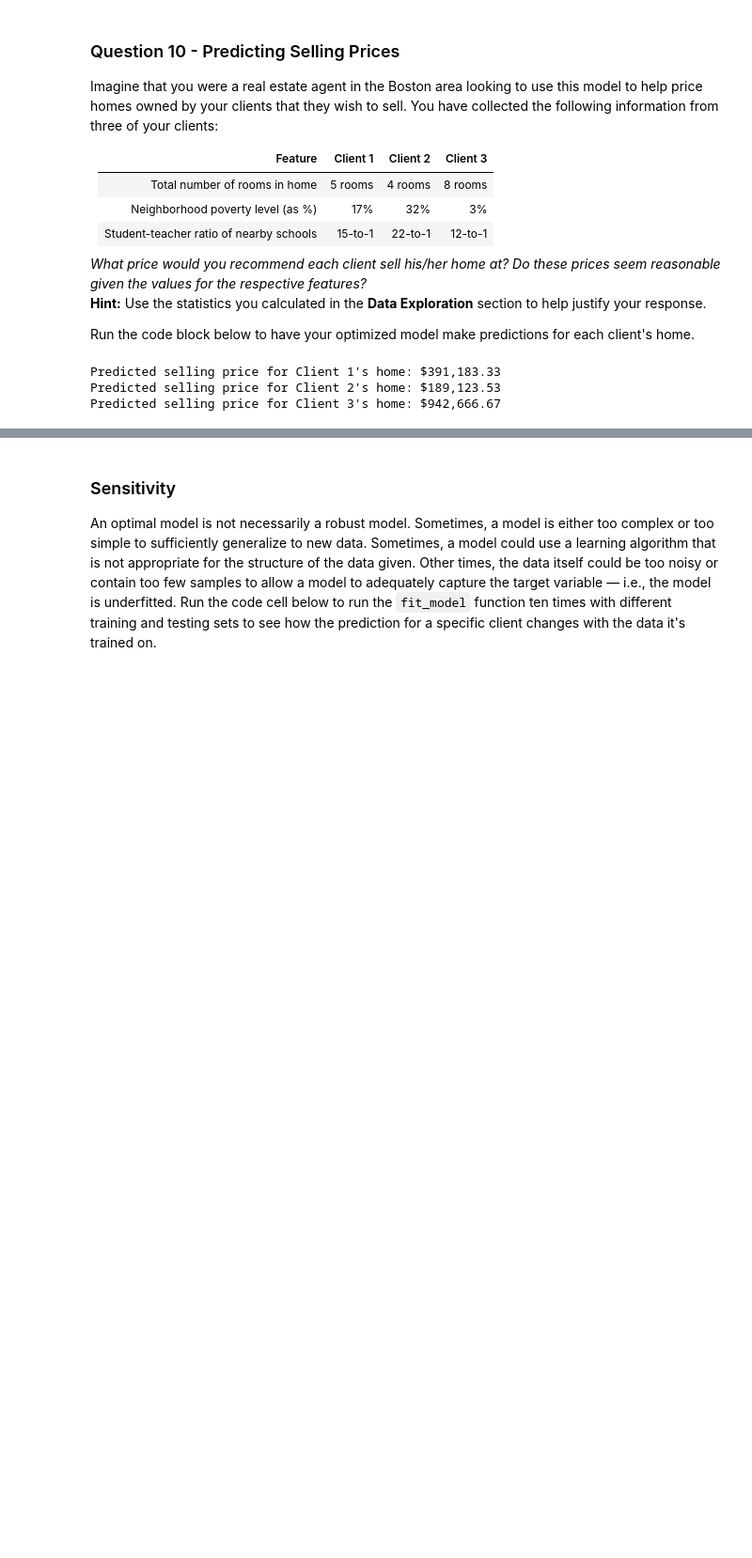
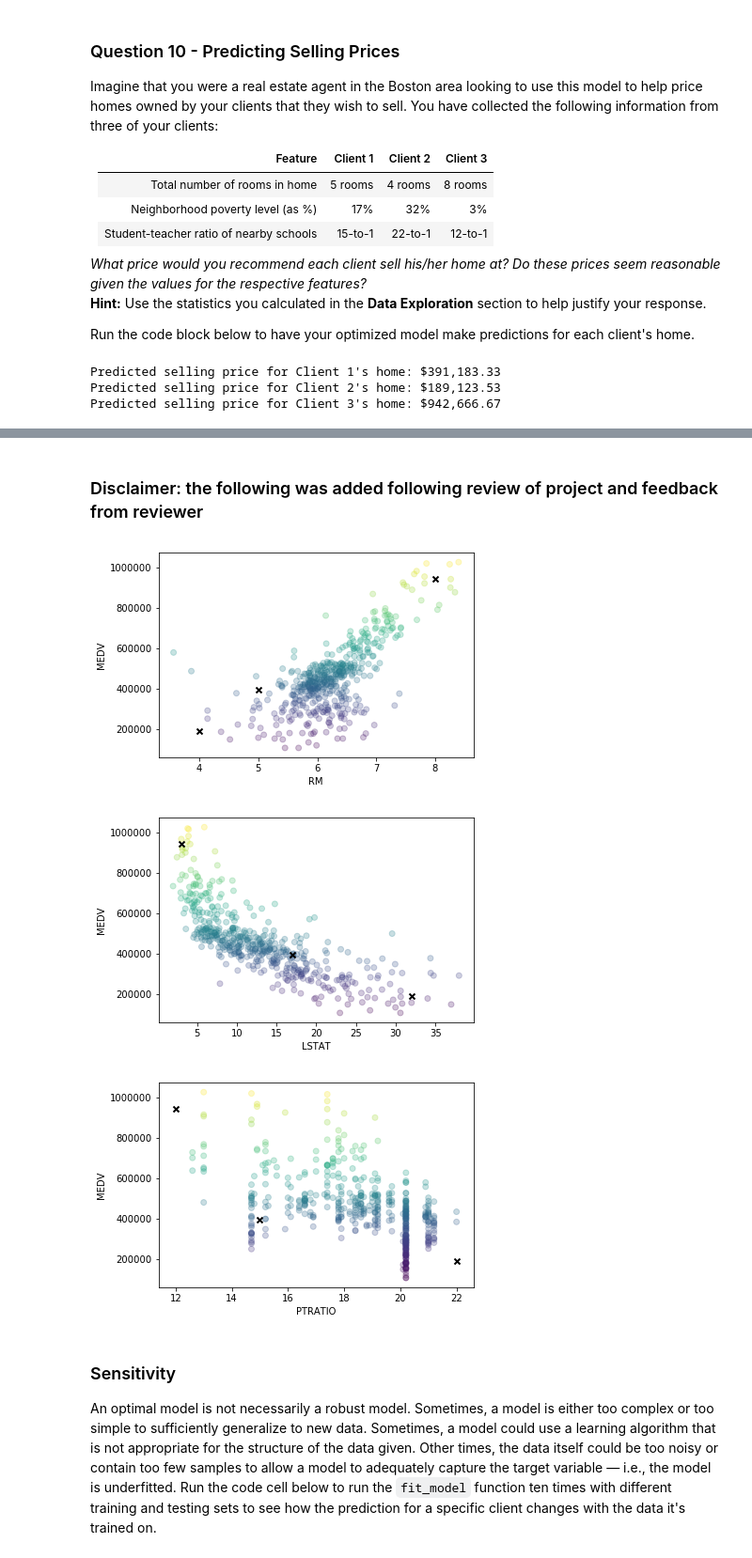
Before and after one commit to wynandkok/MachineLearningNanoDegree, a Jupyter notebook: boston_housing/boston_housing.ipynb, the cells around one changed output, grey strips where cells are left out. Shown at 94% size. Saved outputs shown, nothing was run; the diff lists cells and outputs as text; code cells hidden in the pictures; blank space fills up the shorter version.

Commit message:
Update to Boston housing project following review and feedback; update to README.md

```diff
--- a/boston_housing/boston_housing.ipynb
+++ b/boston_housing/boston_housing.ipynb
@@ -365,3 +365,21 @@ With that in mind, we can interrogate whether these values are reasonable.
+# %% [markdown]
+### Disclaimer: the following was added following review of project and feedback from reviewer
+# %%
+# Plot the features against the dataset for a better view
+from matplotlib import pyplot as plt
+
+clients = np.transpose(client_data)
+pred = reg.predict(client_data)
+for i, feat in enumerate(['RM', 'LSTAT', 'PTRATIO']):
+    plt.scatter(features[feat], prices, alpha=0.25, c=prices)
+    plt.scatter(clients[i], pred, color='black', marker='x', linewidth=2)
+    plt.xlabel(feat)
+    plt.ylabel('MEDV')
+    plt.show()
+# %% [output]
+[figure, added]
+[figure, added]
+[figure, added]
 # %% [markdown]
 ### Sensitivity
 An optimal model is not necessarily a robust model. Sometimes, a model is either too complex or too simple to sufficiently generalize to new data. Sometimes, a model could use a learning algorithm that is not appropriate for the structure of the data given. Other times, the data itself could be too noisy or contain too few samples to allow a model to adequately capture the target variable — i.e., the model is underfitted. Run the code cell below to run the `fit_model` function ten times with different training and testing sets to see how the prediction for a specific client changes with the data it's trained on.
```
Also changed, not shown: parts of 2 cells of this notebook, 8 other files.
